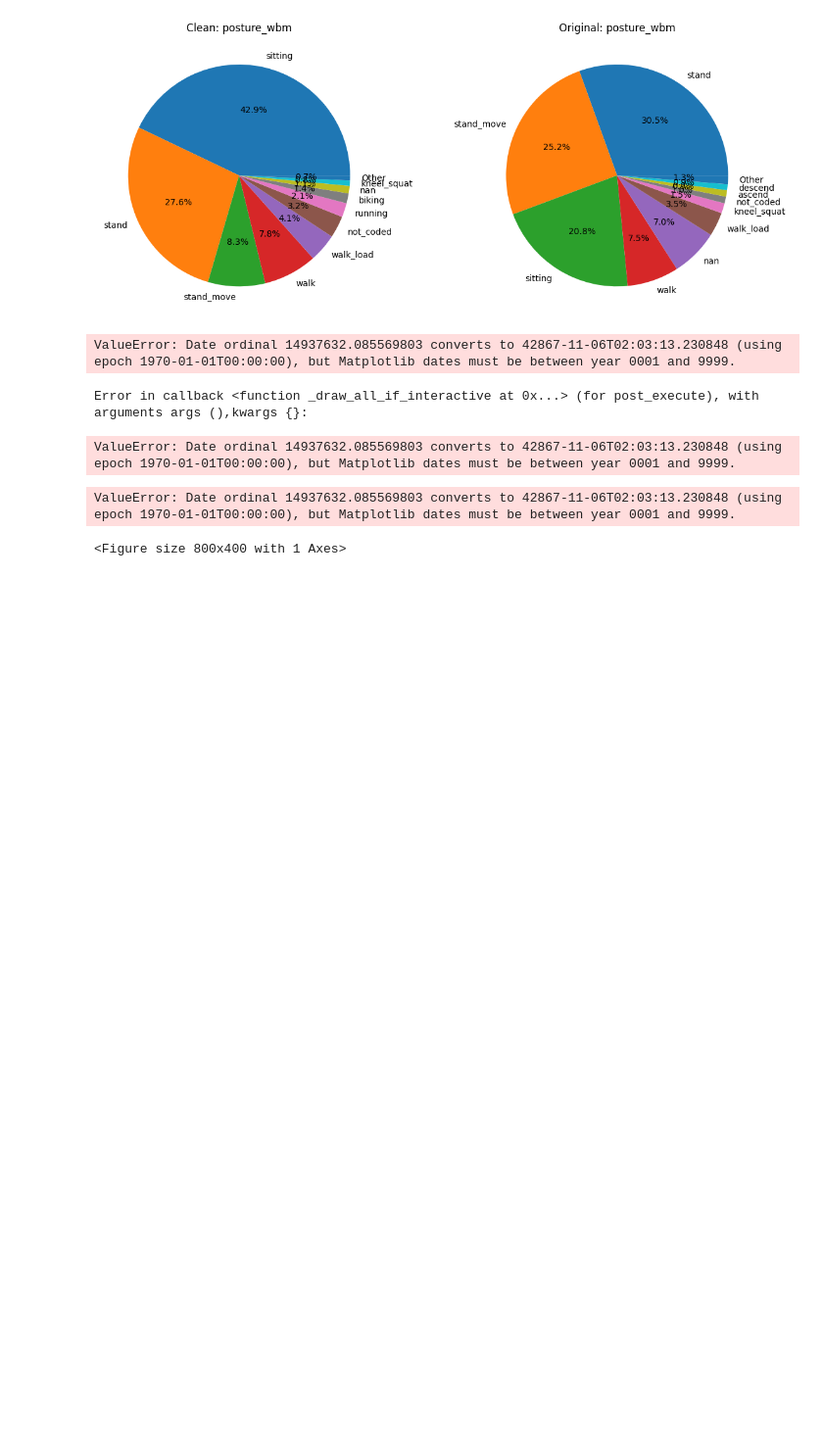
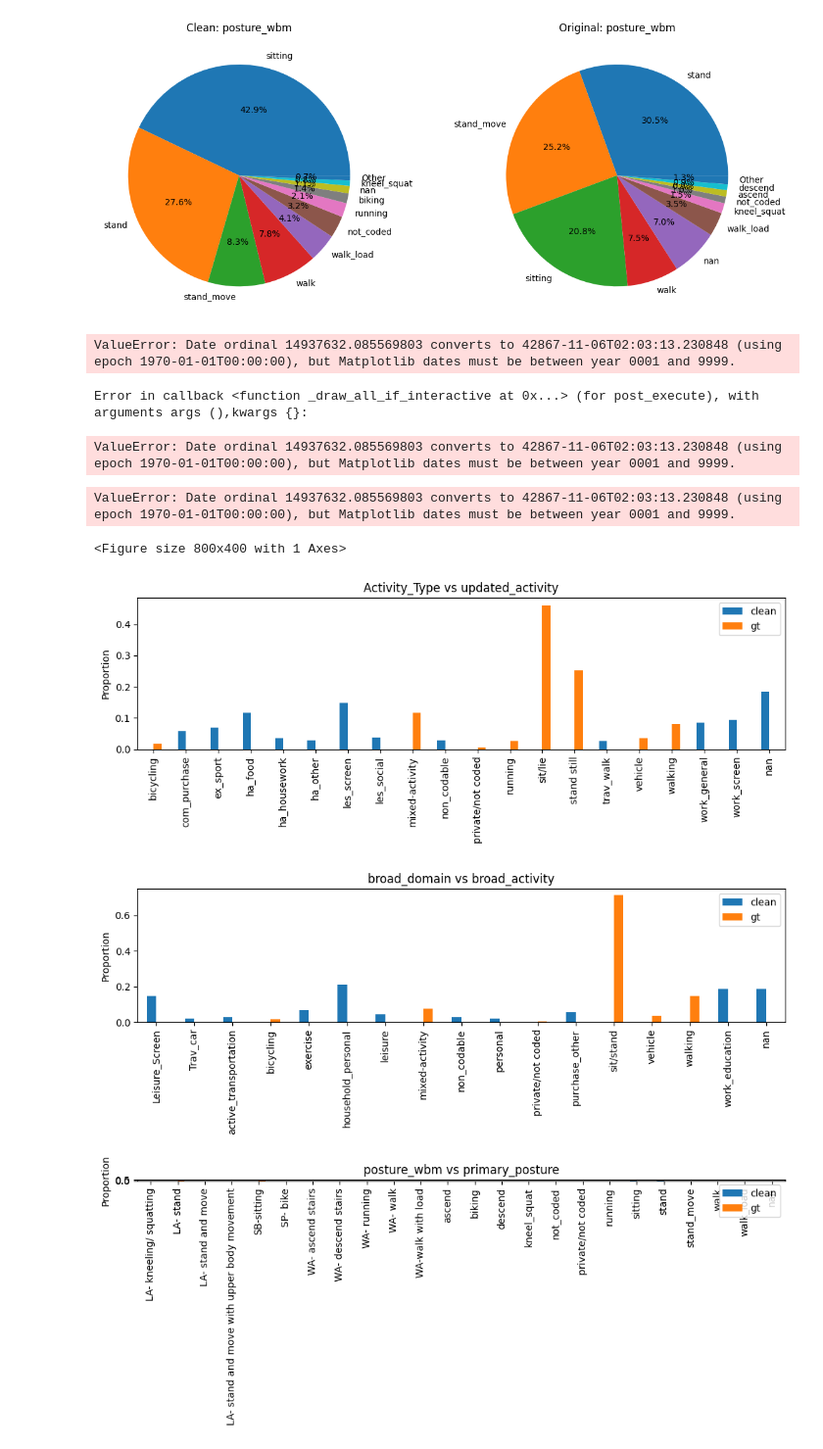
Before and after one commit to CameronWafer/WAVES, a Jupyter notebook: CompareFiles/am_compare.ipynb, the cells around one changed output. Shown at 98% size. Drawn from its saved outputs; the diff is of its cells as text; code cells hidden in the pictures; blank space fills up the shorter version.

```diff
--- a/CompareFiles/am_compare.ipynb
+++ b/CompareFiles/am_compare.ipynb
@@ -810,3 +850,48 @@ Error in callback <function _draw_all_if_interactive at 0x...> (for post_execute
 ValueError: Date ordinal 14937632.085569803 converts to 42867-11-06T02:03:13.230848 (using epoch 1970-01-01T00:00:00), but Matplotlib dates must be between year 0001 and 9999.
 ValueError: Date ordinal 14937632.085569803 converts to 42867-11-06T02:03:13.230848 (using epoch 1970-01-01T00:00:00), but Matplotlib dates must be between year 0001 and 9999.
 <Figure size 800x400 with 1 Axes>
+# %%
+# ------------------------------------------------------------
+# Focused comparisons (only aligned variables + total time)
+# ------------------------------------------------------------
+
+# Aligned categorical comparisons
+plot_top_bar(clean_df["Activity_Type"], gt_df["updated_activity"], "Activity_Type vs updated_activity")
+plot_top_bar(clean_df["broad_domain"], gt_df["broad_activity"], "broad_domain vs broad_activity")
+plot_top_bar(clean_df["posture_wbm"], gt_df["primary_posture"], "posture_wbm vs primary_posture")
+
+# Total time per session: use last time value in each session
+# Clean: last time per do_session based on date_time ordering
+clean_df["_dt"] = pd.to_datetime(clean_df["date_time"], errors="coerce")
+clean_last = (
+    clean_df.sort_values(["do_session", "_dt"], kind="mergesort")
+    .groupby("do_session", dropna=False)
+    .tail(1)
+)
+clean_last_sec = pd.to_timedelta(clean_last["time"], errors="coerce").dt.total_seconds()
+
+# GT: last actual_time per DO_session based on day+actual_time ordering
+if "day" in gt_df.columns and "actual_time" in gt_df.columns and "DO_session" in gt_df.columns:
+    gt_df["_dt"] = pd.to_datetime(gt_df["day"].astype(str) + " " + gt_df["actual_time"].astype(str), errors="coerce")
+    gt_last = (
+        gt_df.sort_values(["DO_session", "_dt"], kind="mergesort")
+        .groupby("DO_session", dropna=False)
+        .tail(1)
+    )
+    gt_last_sec = pd.to_timedelta(gt_last["actual_time"], errors="coerce").dt.total_seconds()
+else:
+    gt_last_sec = pd.Series(dtype=float)
+
+plt.figure(figsize=(8, 4))
+plt.hist(clean_last_sec.dropna(), bins=30, alpha=0.6, label="Clean")
+plt.hist(gt_last_sec.dropna(), bins=30, alpha=0.6, label="GT")
+plt.title("Total time per session (last time value)")
+plt.xlabel("Seconds")
+plt.ylabel("Count")
+plt.legend()
+plt.tight_layout()
+plt.show()
+# %% [output]
+[figure, added]
+[figure, added]
+[figure, added]
```
Also changed, not shown: parts of 7 cells of this notebook, 5 other files.
